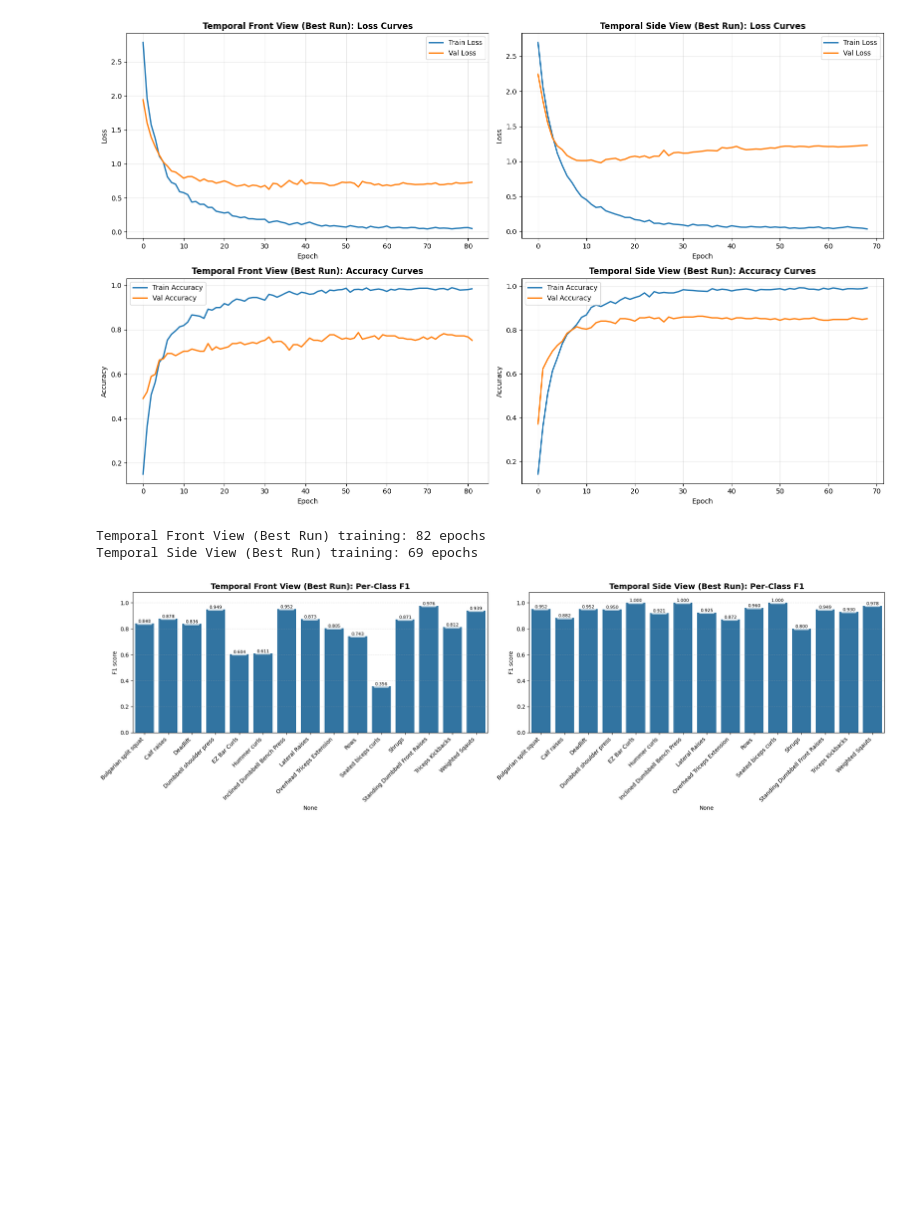
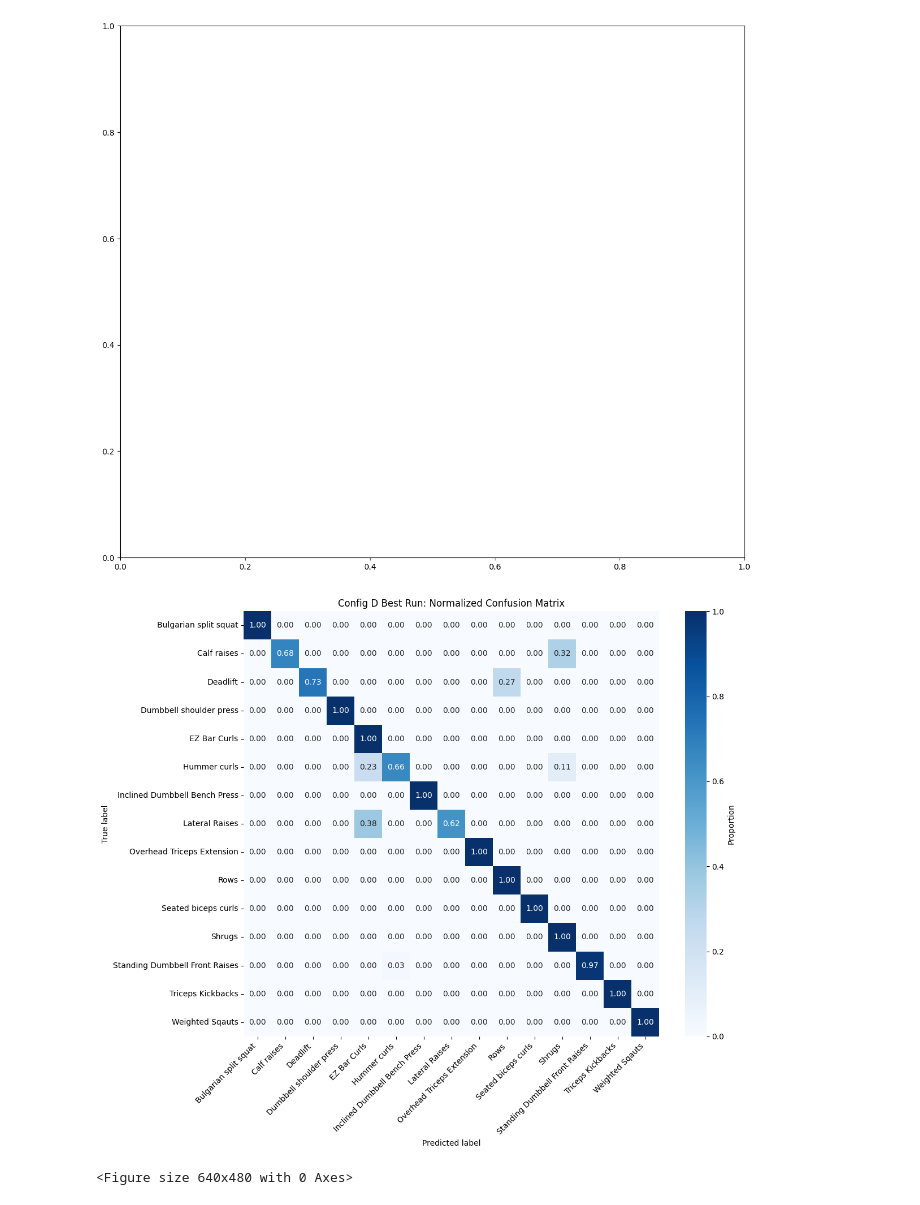
Before and after one commit to AhmedAly0/AI-Virtual-Coach, a Jupyter notebook: notebooks/exer_recog/06_pose_mlp.ipynb, the cells around one changed output. Cells and saved outputs as stored; diff of their text form; code cells hidden in the pictures; blank space fills up the shorter version.

```diff
--- a/notebooks/exer_recog/06_pose_mlp.ipynb
+++ b/notebooks/exer_recog/06_pose_mlp.ipynb
@@ -556,11 +389,11 @@ plot_multi_run_distributions(multi_run_results_temporal_front, aggregated_stats_
 # %%
-# Best vs worst run comparison for temporal front-view
-label_names_temporal = sorted(multi_run_results_temporal_front[0]['label_to_int'].keys())
-ordered_labels_temporal = sort_labels_by_numeric_prefix(label_names_temporal)
+# Best vs worst run comparison
+label_names = sorted(multi_run_results[0]['label_to_int'].keys())
+ordered_labels = sort_labels_by_numeric_prefix(label_names)
 
 print("\n" + "=" * 80)
-print("TEMPORAL FRONT VIEW: BEST vs WORST RUN COMPARISON")
+print(f"CONFIG {SELECTED_CONFIG}: BEST vs WORST RUN COMPARISON")
 print("=" * 80)
-comparison_df_temporal_front = plot_best_worst_comparison(multi_run_results_temporal_front, ordered_labels_temporal)
+comparison_df = plot_best_worst_comparison(multi_run_results, ordered_labels)
 # %% [output]
 ================================================================================
@@ -645,4 +451,8 @@ Test Macro F1:  0.8360 ± 0.0554
 # %%
-# Plot distributions for temporal side-view runs
-plot_multi_run_distributions(multi_run_results_temporal_side, aggregated_stats_temporal_side)
+# Get best run for detailed analysis
+best_run = max(multi_run_results, key=lambda x: x['test_metrics']['macro_f1'])
+
+print(f"🏆 Best Run Performance (Config {SELECTED_CONFIG} - {SELECTED_VIEW}):")
+print(f"   Accuracy: {best_run['test_metrics']['accuracy']:.4f}")
+print(f"   Macro F1: {best_run['test_metrics']['macro_f1']:.4f}")
 # %% [output]
@@ -726,37 +506,18 @@ Best Run Performance (Temporal):
-# %%
-# Plot training curves for best temporal runs side-by-side
-plot_dual_training_history(
-    best_run_temporal_front['history'],
-    best_run_temporal_side['history'],
-    model_names=['Temporal Front View (Best Run)', 'Temporal Side View (Best Run)']
-)
-# %% [output]
-[figure, removed]
-Temporal Front View (Best Run) training: 82 epochs
-Temporal Side View (Best Run) training: 69 epochs
 # %%
-# Side-by-side per-class F1 comparison (best temporal runs)
-fig, axes = plt.subplots(1, 2, figsize=(20, 6))
+# Confusion matrix for best run
+conf_matrix = np.array(best_run['test_metrics']['confusion_matrix'])
 
-idx_to_label_temporal = {int(k): v for k, v in best_run_temporal_front['int_to_label'].items()}
-
-per_class_f1_temporal_front = plot_per_class_f1_scores(
-    best_run_temporal_front['test_metrics']['per_class_f1'],
-    idx_to_label_temporal,
-    desired_class_order=ordered_labels_temporal,
-    ax=axes[0]
+fig, ax = plt.subplots(figsize=(14, 12))
+plot_confusion_matrix_from_metrics(
+    conf_matrix,
+    current_class_order=label_names,
+    desired_class_order=ordered_labels,
+    normalize=True,
+    title=f'Config {SELECTED_CONFIG} Best Run: Normalized Confusion Matrix'
 )
-axes[0].set_title('Temporal Front View (Best Run): Per-Class F1', fontsize=14, fontweight='bold')
-
-per_class_f1_temporal_side = plot_per_class_f1_scores(
-    best_run_temporal_side['test_metrics']['per_class_f1'],
-    idx_to_label_temporal,
-    desired_class_order=ordered_labels_temporal,
-    ax=axes[1]
-)
-axes[1].set_title('Temporal Side View (Best Run): Per-Class F1', fontsize=14, fontweight='bold')
-
 plt.tight_layout()
 plt.show()
 # %% [output]
-[figure, old version]
+[figure, new version]
+[figure, added]
+<Figure size 640x480 with 0 Axes>
```
Also changed, not shown: parts of 36 cells of this notebook, 17 other files.
